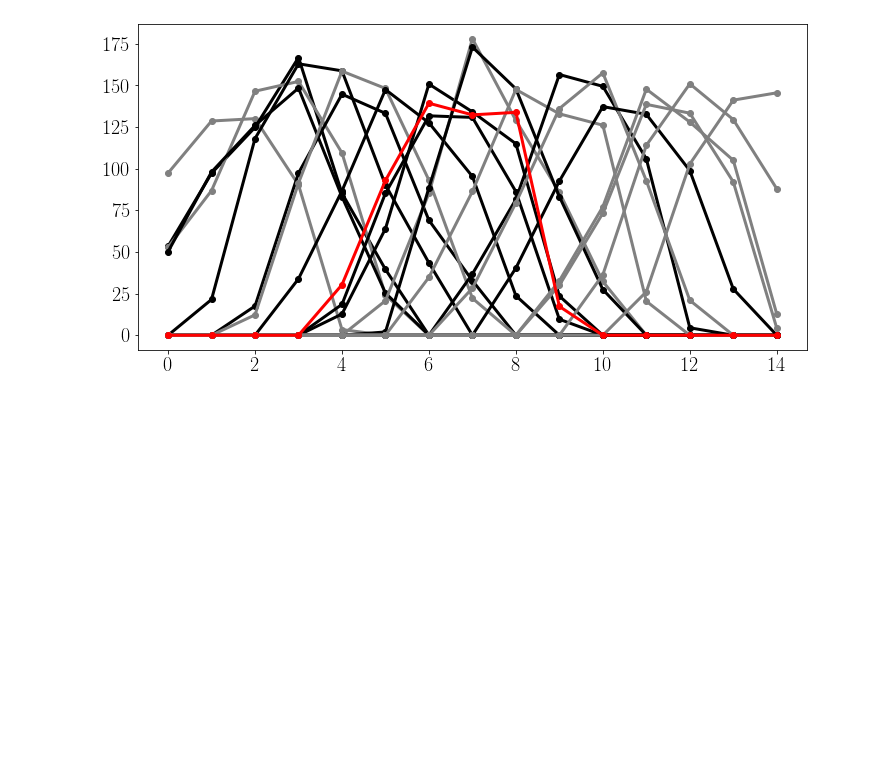
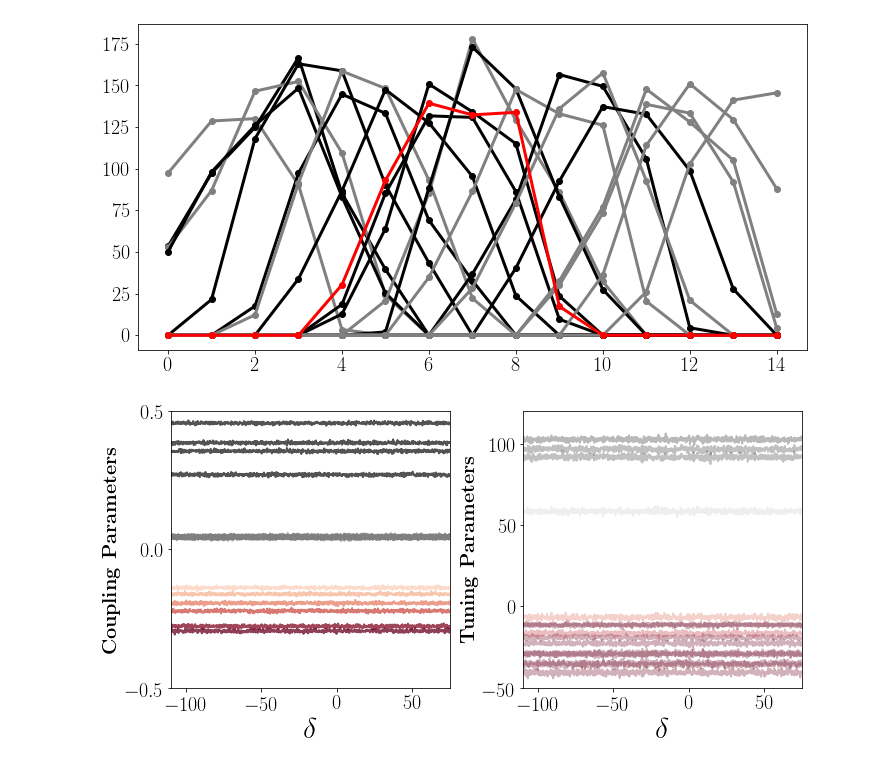
Before and after one commit to BouchardLab/neurobiases, a Jupyter notebook: notebooks/fits_vs_identifiability_transform.ipynb, the cells around one changed output. Saved outputs shown, nothing was run; the diff lists cells and outputs as text; code cells hidden in the pictures; blank space fills up the shorter version.

```diff
--- a/notebooks/fits_vs_identifiability_transform.ipynb
+++ b/notebooks/fits_vs_identifiability_transform.ipynb
@@ -111,0 +119,46 @@ plt.show()
+# %%
+# calculate tuning/coupling parameters for each identifiability parameters
+for idx, delta in enumerate(deltas):
+    tm.identifiability_transform(delta=delta)
+    a_trues[idx] = tm.a.ravel()
+    b_trues[idx] = tm.b.ravel()
+
+    for rep in range(n_reps):
+        X, Y, y = tm.generate_samples(n_samples=1000)
+        solver = TCSolver(X, Y, y, a_mask=None, b_mask=None)
+        a_hats[idx, rep], b_hats[idx, rep] = solver.fit_ols()
+    tm.identifiability_transform(delta=-delta)
+# %%
+fig, axes = plt.subplots(1, 2, figsize=(10, 5))
+
+# iterate over coupling parameters
+for idx in range(tm.N):
+    # plot trajectory of parameter over delta
+    axes[0].plot(deltas, np.mean(a_hats[:, :, idx], axis=1),
+                 color=plot.get_cmap_color('RdGy', a_start[idx], a_start.min(), a_start.max()),
+                 alpha=0.75,
+                 linewidth=2)
+
+# iterate over coupling parameters
+for idx in range(tm.M):
+    # plot trajectory of parameter over delta
+    axes[1].plot(deltas, np.mean(b_hats[:, :, idx], axis=1),
+                 color=plot.get_cmap_color('RdGy', b_start[idx], b_start.min(), b_start.max()),
+                 alpha=0.30,
+                 linewidth=2)
+
+axes[0].set_ylim([-0.5, 0.5])
+axes[0].set_yticks([-0.5, 0, 0.5])
+axes[1].set_ylim([-50, 120])
+
+axes[0].set_ylabel(r'\textbf{Coupling Parameters}', fontsize=20)
+axes[1].set_ylabel(r'\textbf{Tuning Parameters}', fontsize=20)
+
+for ax in axes:
+    ax.set_xlim([-110, 75])
+    ax.set_xlabel(r'$\delta$', fontsize=30)
+
+plt.tight_layout()
+plt.savefig('fits_vs_identifiability_no_selection.pdf', bbox_inches='tight')
+# %% [output]
+[figure, added]
```
Also changed, not shown: parts of 16 cells of this notebook.
